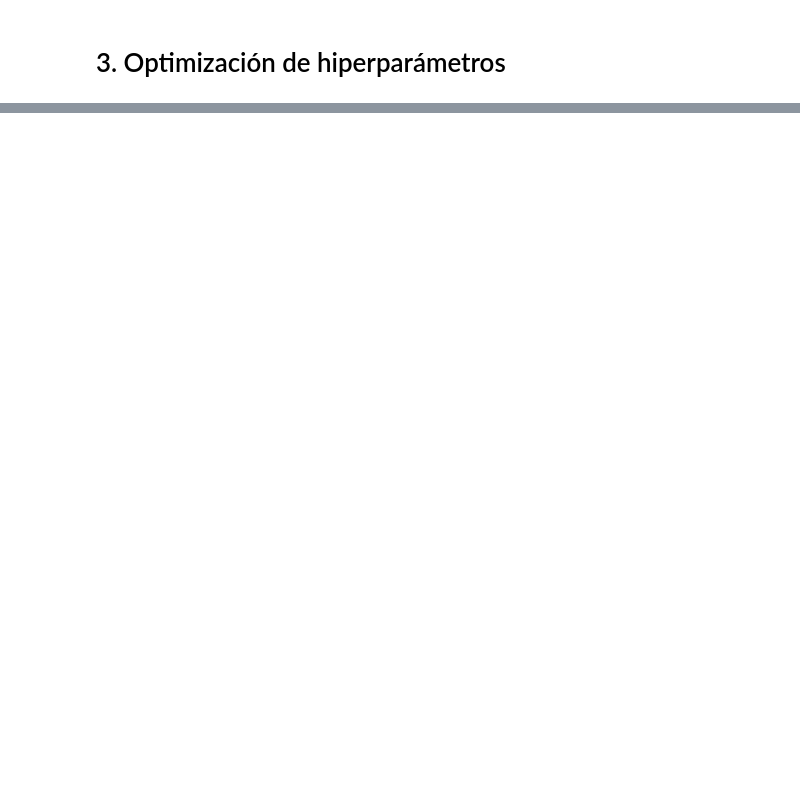
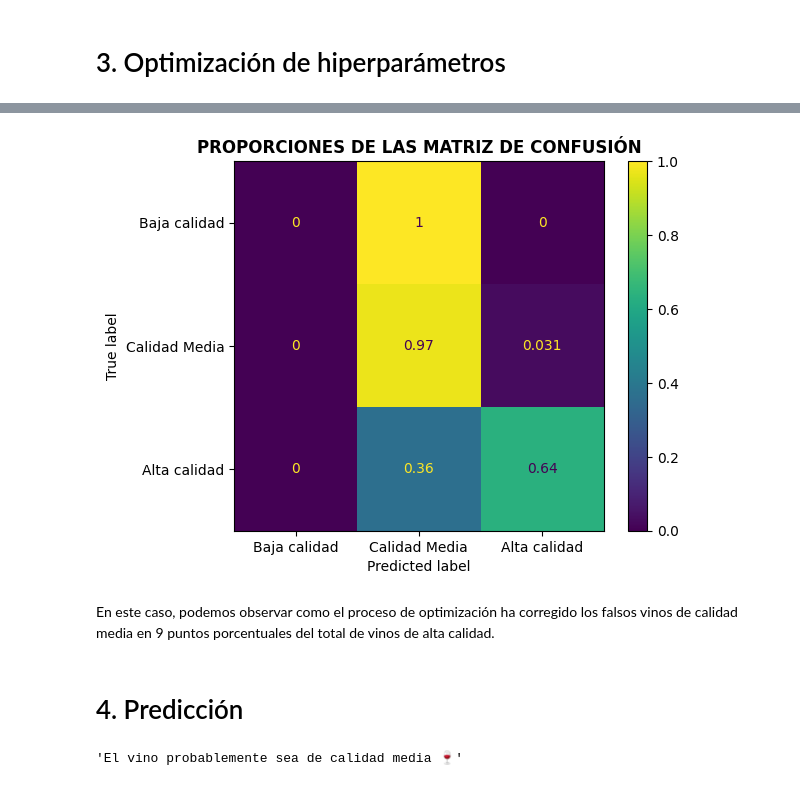
Before and after one commit to jjimvar/intro-ml, a Jupyter notebook: src/08-knn.ipynb, the cells around one changed output, grey strips where cells are left out. Saved outputs shown, nothing was run; the diff lists cells and outputs as text; code cells hidden in the pictures; blank space fills up the shorter version.

```diff
--- a/src/08-knn.ipynb
+++ b/src/08-knn.ipynb
@@ -324,0 +287,14 @@ plt.show()
+# %%
+# Matriz de confusion
+model_opt = KNeighborsClassifier(n_neighbors=17, weights="distance", metric='minkowski', p=2).fit(X_train_sc, y_train)
+#Matriz de confusion
+disp = ConfusionMatrixDisplay(confusion_matrix=confusion_matrix(y_test, model_opt.predict(X_test_sc), normalize="true"),  display_labels=["Baja calidad", "Calidad Media", "Alta calidad"])
+disp.plot()
+plt.title("Proporciones de las matriz de confusión".upper(), fontweight="bold")
+plt.show()
+# %% [output]
+[figure, added]
+# %% [markdown]
+En este caso, podemos observar como el proceso de optimización ha corregido los falsos vinos de calidad media en 9 puntos porcentuales del total de vinos de alta calidad.
+# %% [markdown]
+# 4. Predicción
@@ -324,0 +314,4 @@ plt.show()
+# %%
+cal_pred([7.4, 0.7, 0.0, 1.9, 0.076, 11.0, 34.0, 0.9978, 3.51, 0.56, 9.4])
+# %% [output]
+'El vino probablemente sea de calidad media 🍷'
```
Also changed, not shown: parts of 13 cells of this notebook, 10 other files.
